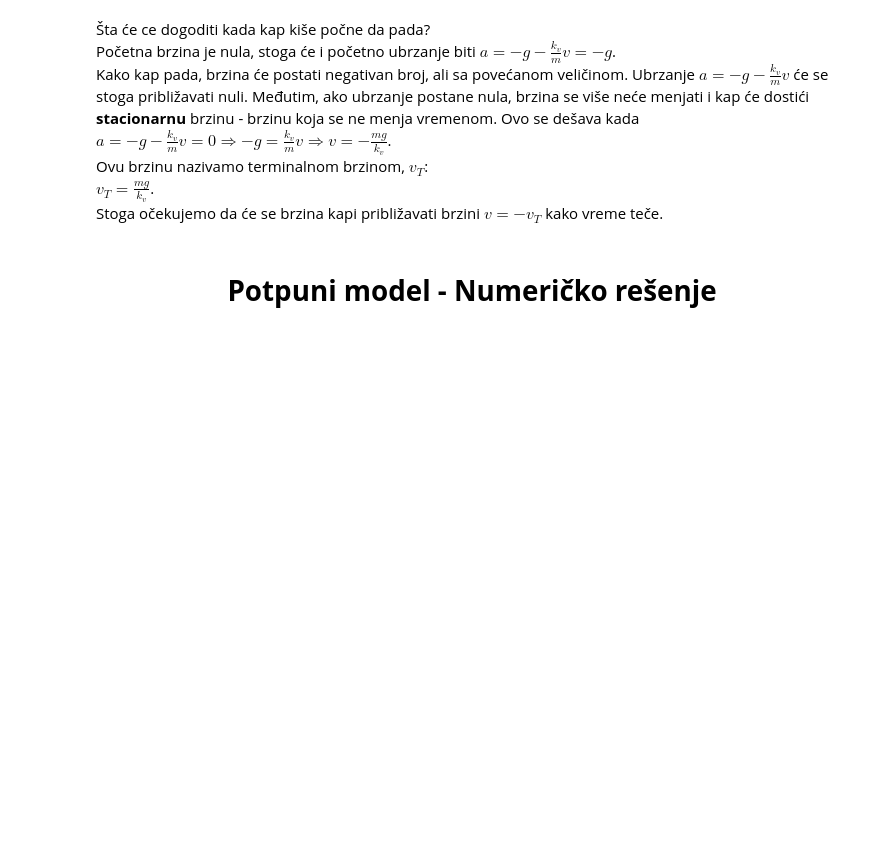
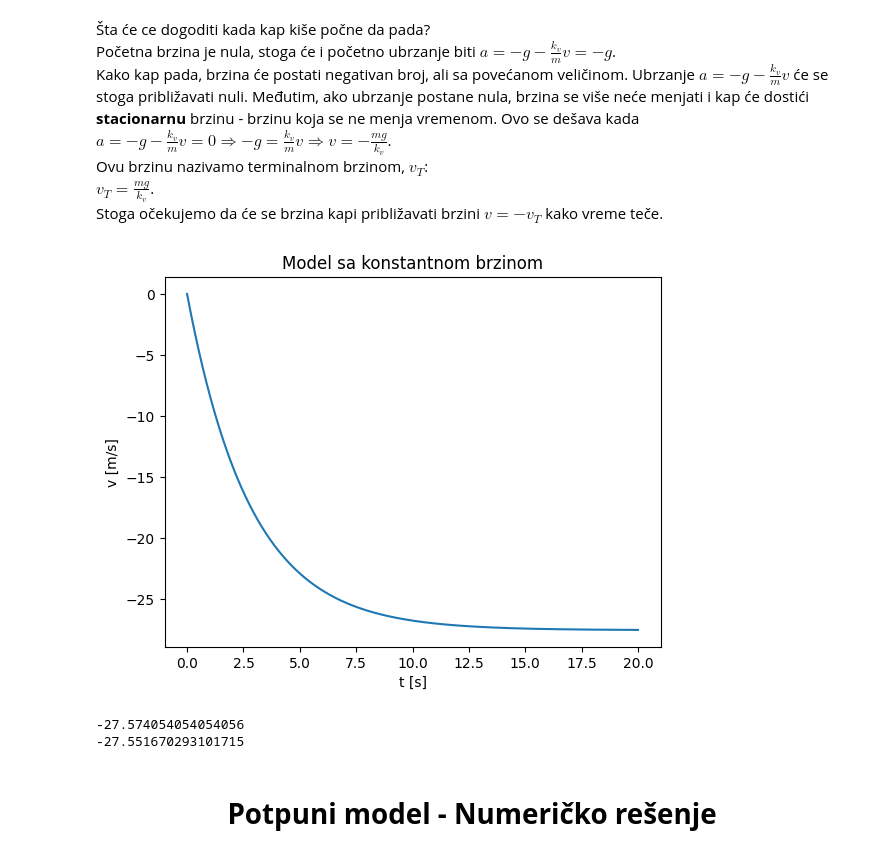
Before and after one commit to natalijapavlicevic/meh, a Jupyter notebook: Uvod.ipynb, the cells around one changed output. Cells and saved outputs as stored; diff of their text form; code cells hidden in the pictures; blank space fills up the shorter version.

Commit message:
dodat grafik za konst v

```diff
--- a/Uvod.ipynb
+++ b/Uvod.ipynb
@@ -87,6 +87,46 @@ $a = -g - \frac{k_{v}}{m}v = 0 \Rightarrow -g = \frac{k_{v}}{m}v 	\Rightarrow v
 Ovu brzinu nazivamo terminalnom brzinom, $v_{T}$:<br>
 $v_{T} = \frac{mg}{k_{v}}$.<br>
 Stoga očekujemo da će se brzina kapi približavati brzini $v = -v_{T}$ kako vreme teče.
+# %%
+import matplotlib.pyplot as plt
+import numpy as np
+from pylab import *
+
+# inicijalizacija
+g = 9.81
+kv = 1.85e-7
+m = 5.2e-7
+time = 20
+dt = 0.001
+v0 = 0
+
+n = int(round(time/dt))
+v = zeros(n, float)
+t = zeros(n, float)
+a = zeros(n, float)
+v[0] = v0
+for i in range(n-1):
+    a[i] = -g - (kv/m)*v[i]
+    v[i+1] = v[i] + a[i]*dt
+    t[i+1] = t[i] + dt
+
+v = np.array(v)
+a = np.array(a)
+t = np.array(t)
+
+plt.plot(t, v)
+plt.title('Model sa konstantnom brzinom')
+plt.xlabel('t [s]')
+plt.ylabel('v [m/s]')
+plt.show()
+
+vt = -m*g/kv
+print(vt)
+print(v[n-1])
+# %% [output]
+[figure, added]
+-27.574054054054056
+-27.551670293101715
 # %% [markdown]
 # **<center>Potpuni model - Numeričko rešenje**</center>
 # %% [markdown]
```
